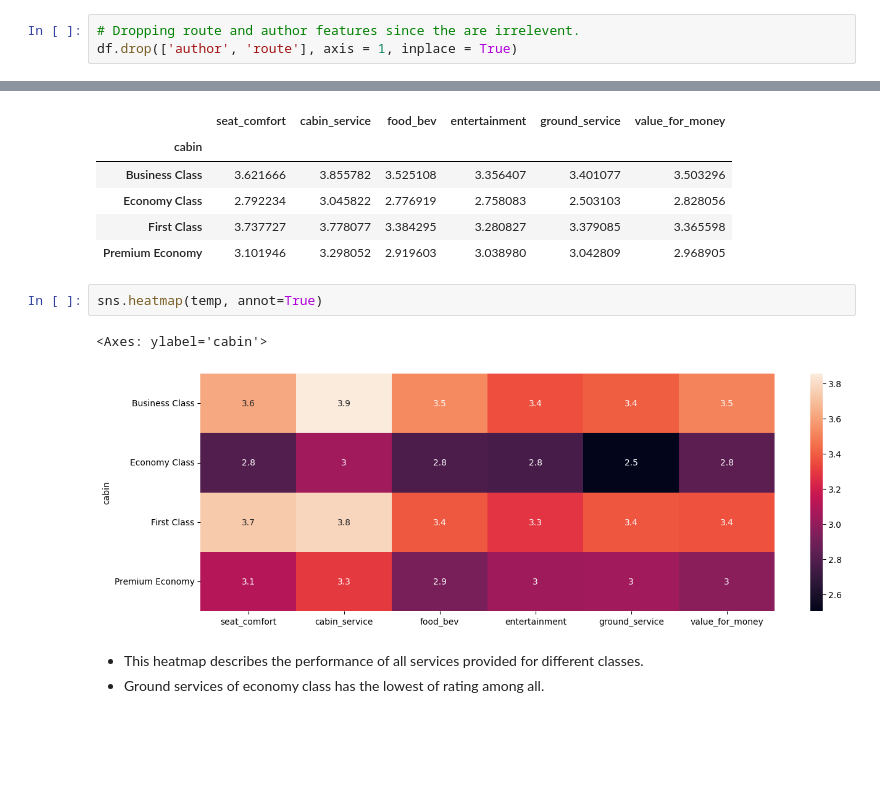
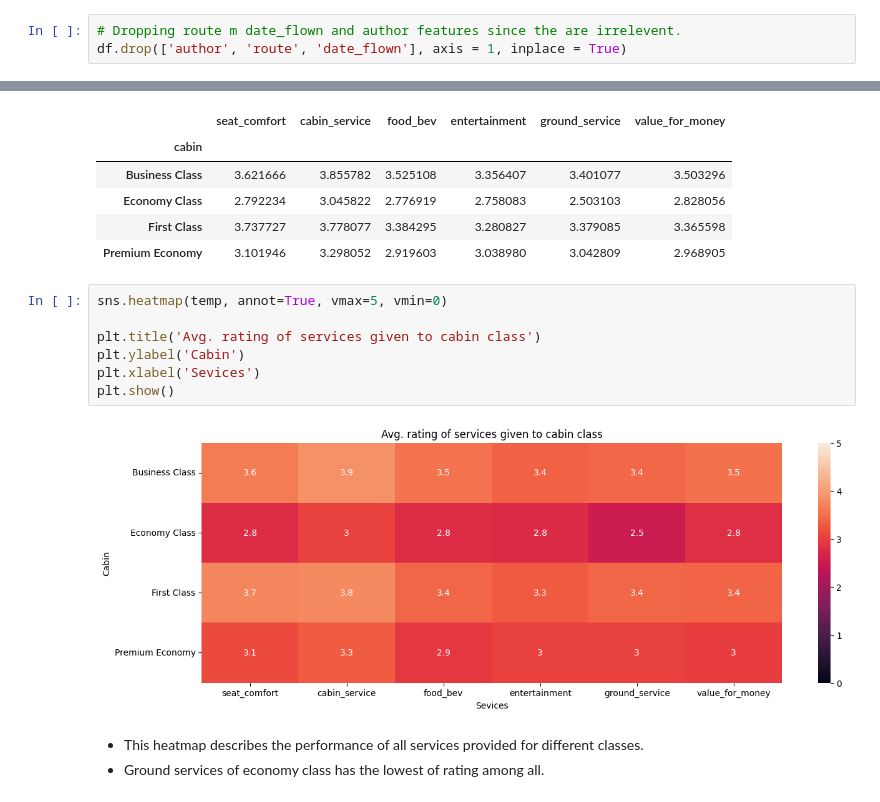
Before and after one commit to MrMRaut/Airline-Referral-Classification, a Jupyter notebook: Airline_Referral_Classification.ipynb, the cells around one changed output, grey strips where cells are left out. Drawn from its saved outputs; the diff is of its cells as text; blank space fills up the shorter version.

```diff
--- a/Airline_Referral_Classification.ipynb
+++ b/Airline_Referral_Classification.ipynb
@@ -281,5 +281,5 @@ df.drop('index', axis = 1, inplace = True)
 # dropping the aircraft feature since 70% of its data are null values
 df.drop('aircraft', axis = 1, inplace = True)
 # %%
-# Dropping route and author features since the are irrelevent.
-df.drop(['author', 'route'], axis = 1, inplace = True)
+# Dropping route m date_flown and author features since the are irrelevent.
+df.drop(['author', 'route', 'date_flown'], axis = 1, inplace = True)
@@ -351,11 +353,15 @@ temp
 | Economy Class | 2.792234 | 3.045822 | 2.776919 | 2.758083 | 2.503103 | 2.828056 |
 | First Class | 3.737727 | 3.778077 | 3.384295 | 3.280827 | 3.379085 | 3.365598 |
 | Premium Economy | 3.101946 | 3.298052 | 2.919603 | 3.038980 | 3.042809 | 2.968905 |
-# %%
-sns.heatmap(temp, annot=True)
-# %% [output]
-<Axes: ylabel='cabin'>
-[figure, removed]
+# %%
+sns.heatmap(temp, annot=True, vmax=5, vmin=0)
+
+plt.title('Avg. rating of services given to cabin class')
+plt.ylabel('Cabin')
+plt.xlabel('Sevices')
+plt.show()
+# %% [output]
+[figure, added]
 # %% [markdown]
 - This heatmap describes the performance of all services provided for different classes.
 - Ground services of economy class has the lowest of rating among all.
```
Also changed, not shown: parts of 35 cells of this notebook.
